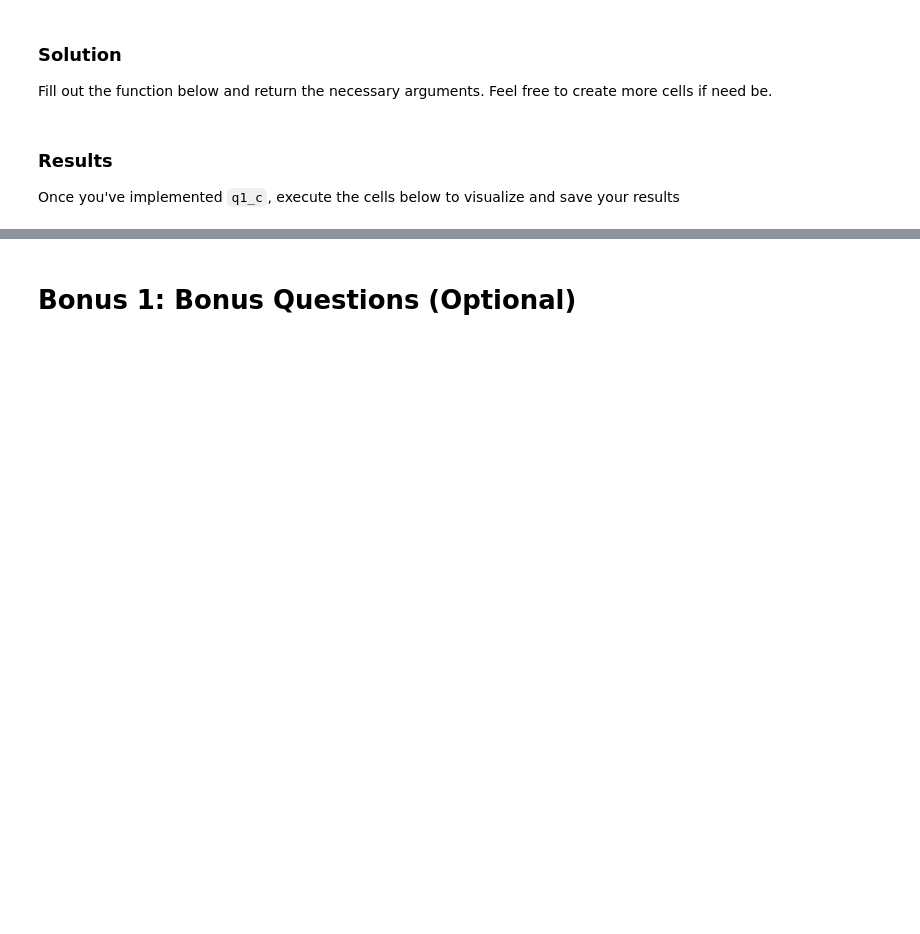
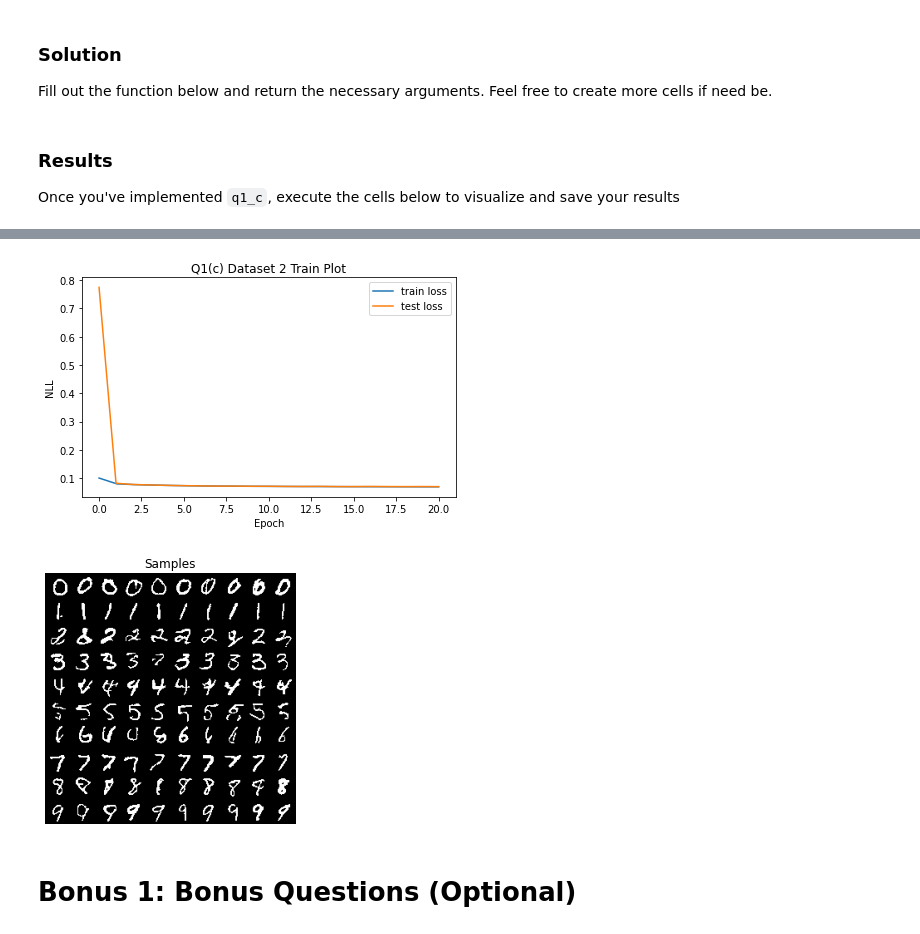
Before and after one commit to Stasiche/dul_2021, a Jupyter notebook: Homework2_PixelCNN.ipynb, the cells around one changed output, grey strips where cells are left out. Cells and saved outputs as stored; diff of their text form; code cells hidden in the pictures; blank space fills up the shorter version.

```diff
--- a/Homework2_PixelCNN.ipynb
+++ b/Homework2_PixelCNN.ipynb
@@ -227,2 +270,3 @@ Once you've implemented `q1_c`, execute the cells below to visualize and save yo
 # %%
-# q1c_save_results(2, q1_c)
+q1c_save_results(2, q1_c)
+# %% [output]
@@ -229,3 +274,5 @@ Once you've implemented `q1_c`, execute the cells below to visualize and save yo
+[figure, added]
+[figure, added]
 # %% [markdown]
 # Bonus 1: Bonus Questions (Optional)
 # %% [markdown]
```
Also changed, not shown: parts of 13 cells of this notebook, 4 other files.
